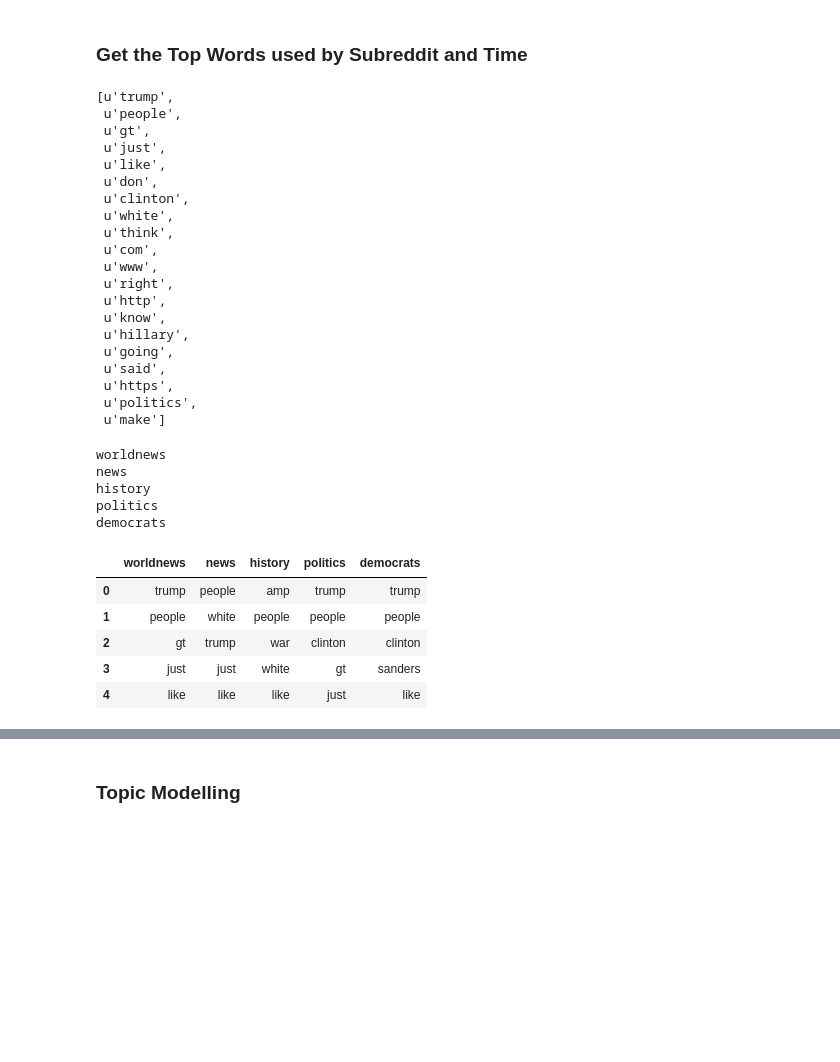
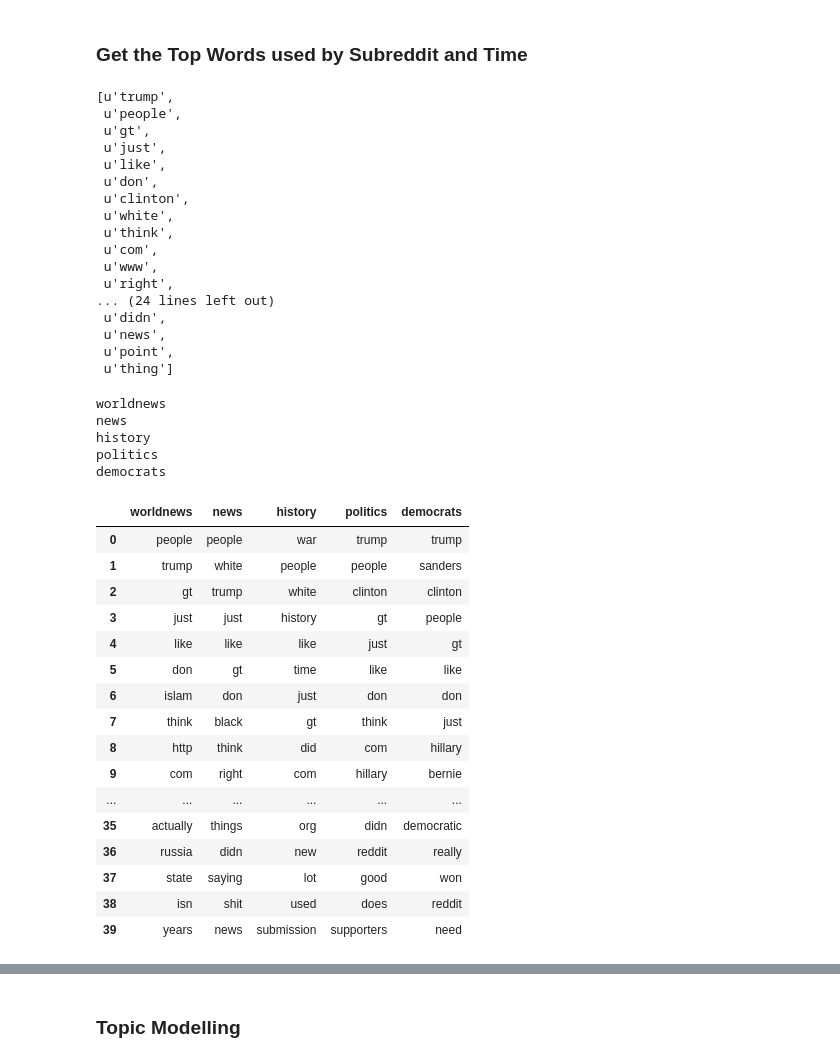
Before and after one commit to ckelley-air/aapor_politics_2018, a Jupyter notebook: RiseofPopulism.ipynb, the cells around one changed output, grey strips where cells are left out. Cells and saved outputs as stored; diff of their text form; code cells hidden in the pictures; blank space fills up the shorter version.

```diff
--- a/RiseofPopulism.ipynb
+++ b/RiseofPopulism.ipynb
@@ -28,5 +28,6 @@ from textblob import TextBlob
 # %%
 #2013-2016 emergence of populist concerns
 # Frequency of Populist key words
-data_file = '~/Documents/Small Projects/AAPOR_2018/Populism/'
+#data_file = '~/Documents/Small Projects/AAPOR_2018/Populism/'
+data_file = '~/Documents/personal/aapor_politics_2018/'
 populist_posts = pd.read_csv(data_file + "populist_comments_sample.csv")
@@ -36,6 +43,6 @@ populist_posts['month'] = populist_posts['time_created'].apply(lambda x :datetim
 # %%
 #data = populist_posts #just rename to make it faster
 # %%
-train_topic_model = shuffle(populist_posts)[:20000]
+train_topic_model = shuffle(populist_posts)
+#[:20000]
 data = train_topic_model
-#we only train on 20,000 entries because it otherwise takes soooooo long
@@ -61,8 +72,8 @@ def get_top_words(text):
     count_vec = np.asarray(tf.sum(axis=0)).ravel()
     zipped = list(zip(feature_names, count_vec))
     words, freqs = (list(x) for x in zip(*sorted(zipped, key=lambda x: x[1], reverse=True)))
-    words = words[:20]
-    freqs = freqs[:20]
+    words = words[:40]
+    freqs = freqs[:40]
     return words
 #     top_words = pd.DataFrame([words, freqs]).T
 #     top_words
@@ -82,37 +93,45 @@ get_top_words(list(data['body']))
  u'com',
  u'www',
  u'right',
- u'http',
- u'know',
- u'hillary',
- u'going',
- u'said',
- u'https',
- u'politics',
- u'make']
+... (24 lines left out)
+ u'didn',
+ u'news',
+ u'point',
+ u'thing']
 # %%
 list_of_subreddits = ['worldnews','news','history','politics', 'democrats'] #these are the largest
 top_words_grid = []
 cols = []
 for subreddit in list_of_subreddits:
     cols.append(subreddit)
     top_words_grid.append( get_top_words(list(data[data['subreddit']==subreddit]['body'])))
     print subreddit
 top_words_df = pd.DataFrame(top_words_grid).T
 top_words_df.columns = cols
-top_words_df.head()
+top_words_df
 # %% [output]
 worldnews
 news
 history
 politics
 democrats
 |  | worldnews | news | history | politics | democrats |
-| 0 | trump | people | amp | trump | trump |
-| 1 | people | white | people | people | people |
-| 2 | gt | trump | war | clinton | clinton |
-| 3 | just | just | white | gt | sanders |
-| 4 | like | like | like | just | like |
+| 0 | people | people | war | trump | trump |
+| 1 | trump | white | people | people | sanders |
+| 2 | gt | trump | white | clinton | clinton |
+| 3 | just | just | history | gt | people |
+| 4 | like | like | like | just | gt |
+| 5 | don | gt | time | like | like |
+| 6 | islam | don | just | don | don |
+| 7 | think | black | gt | think | just |
+| 8 | http | think | did | com | hillary |
+| 9 | com | right | com | hillary | bernie |
+| ... | ... | ... | ... | ... | ... |
+| 35 | actually | things | org | didn | democratic |
+| 36 | russia | didn | new | reddit | really |
+| 37 | state | saying | lot | good | won |
+| 38 | isn | shit | used | does | reddit |
+| 39 | years | news | submission | supporters | need |
 # %%
 top_words_grid_yr = []
 year_list = []
```
Also changed, not shown: parts of 19 cells of this notebook, 1 other file.
